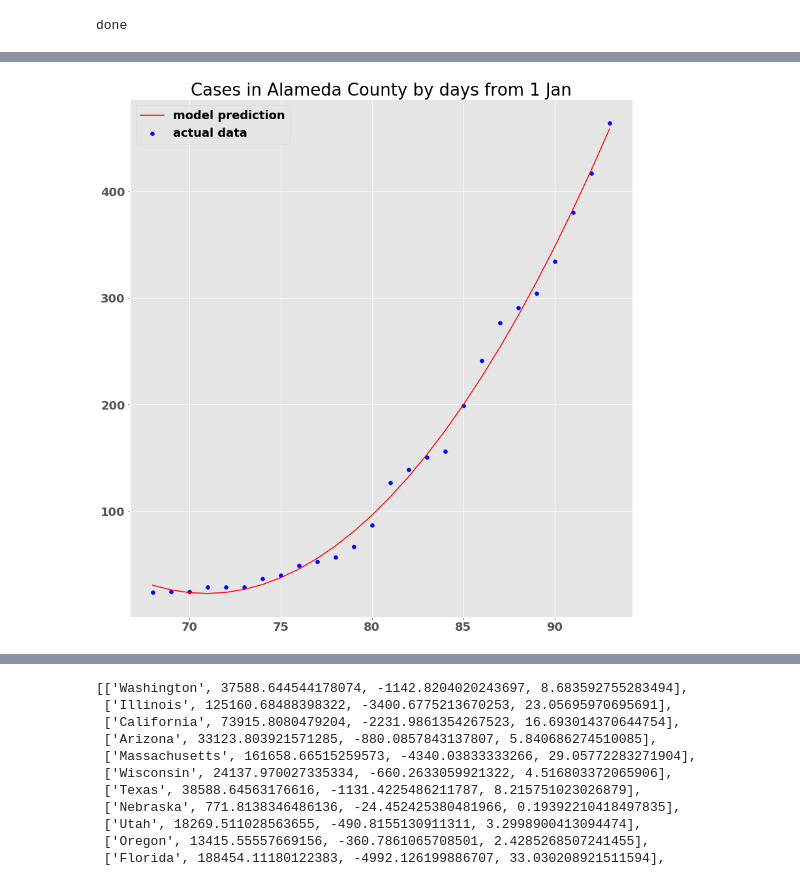
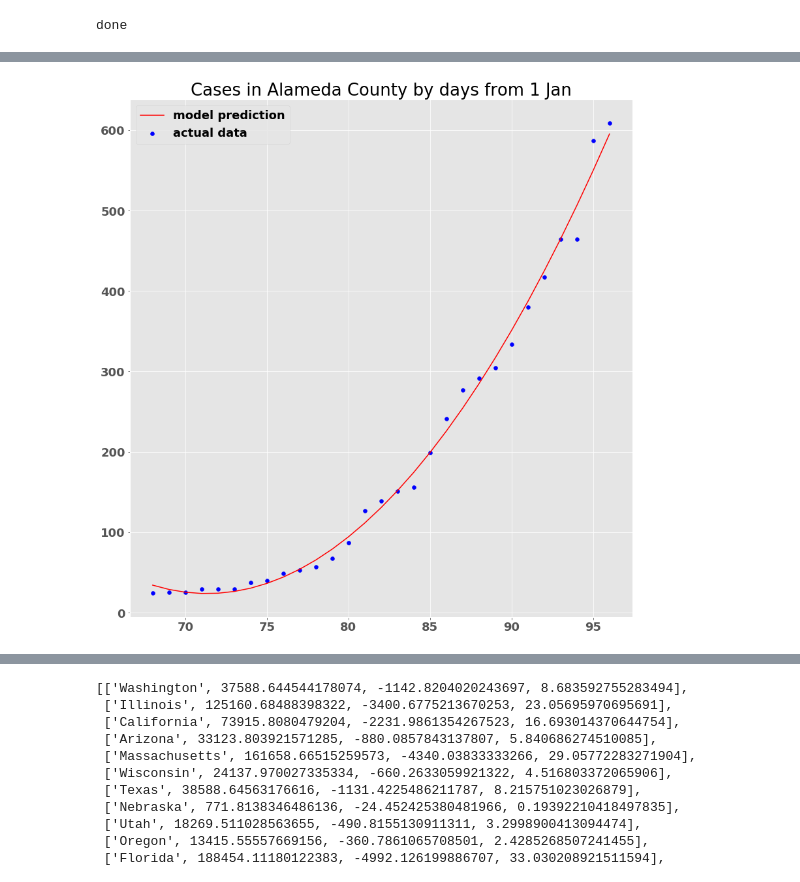
Before and after one commit to ian-branum/coronavirushotspots, a Jupyter notebook: EDA.ipynb, the cells around one changed output, grey strips where cells are left out. Drawn from its saved outputs; the diff is of its cells as text; code cells hidden in the pictures.

```diff
--- a/EDA.ipynb
+++ b/EDA.ipynb
@@ -271,7 +271,7 @@ import scipy.stats as stats
 import pandas as pd
 from src.poly_reg import model_county
 from src.poly_reg import model_state
-from src.data_import import nyt
+from src.data_import import extract_nyt
 
 plt.style.use('ggplot')
 font = {'weight' : 'bold',
@@ -280,7 +280,7 @@ font = {'weight' : 'bold',
 plt.rc('font', **font)
 
 
-df = nyt()
+df = extract_nyt()
 print('done')
 # %% [output]
 done
@@ -287,18 +306,19 @@ done
 # %%
 county = "Alameda"
-X, X_poly, y, lin = model_county(df, county)
+state = "California"
+X, X_poly, y, lin = model_county(df, county, state)
 
 fig, ax = plt.subplots(figsize=(12,12))
 fig.tight_layout()
 
 plt.scatter(X, y, color = 'blue', label="actual data")
 #print(X)
 y1 = lin.predict(X_poly)
 #print(y1)
 plt.plot(X, y1, color = 'red', label="model prediction")
 plt.title('Cases in {} County by days from 1 Jan'.format(county))
 ax.legend()
 
 plt.show()
 # %% [output]
-[figure, old version]
+[figure, new version]
```
Also changed, not shown: parts of 5 cells of this notebook, 3 other files.
